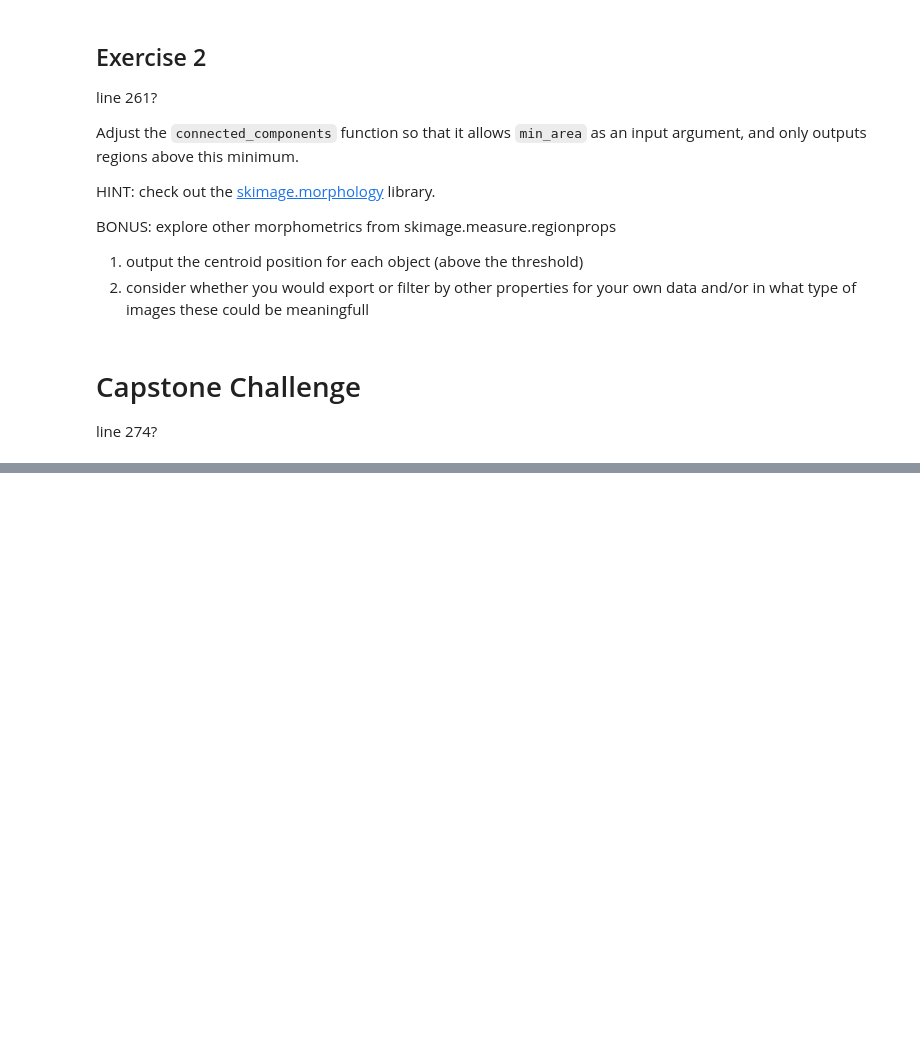
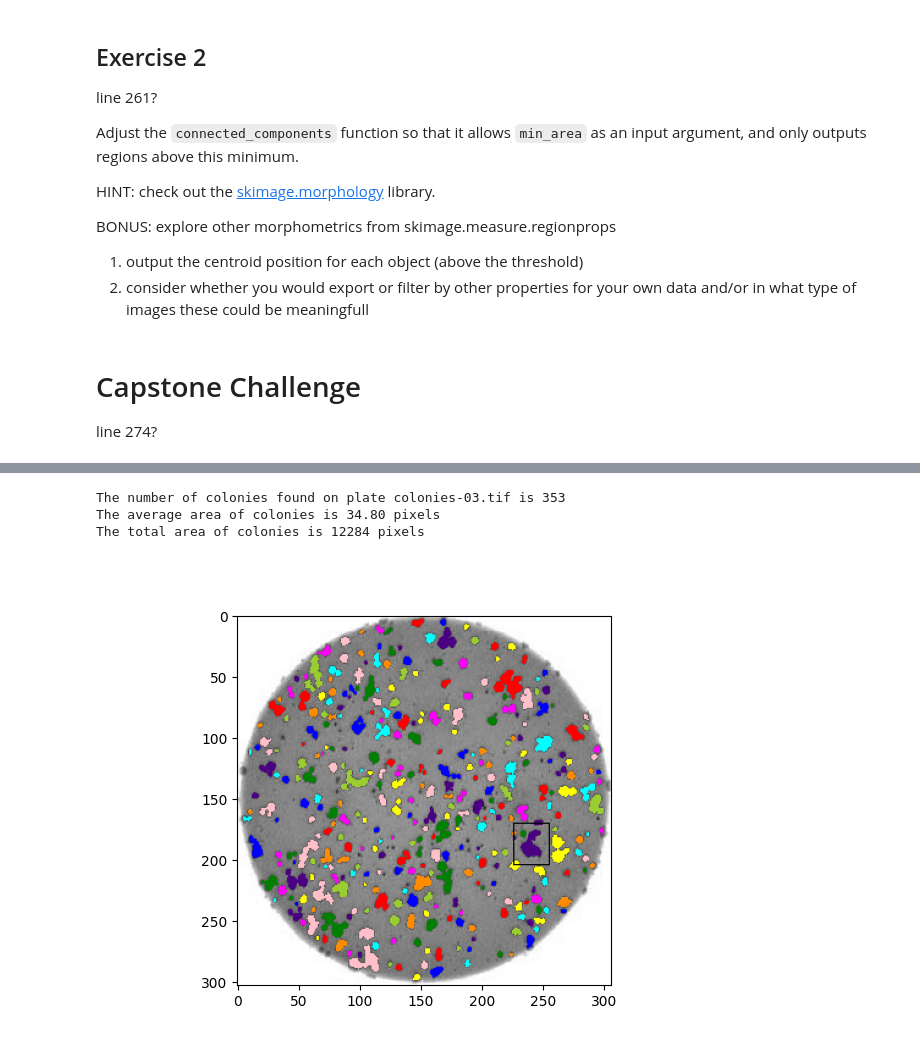
Before and after one commit to esciencecenter-digital-skills/image-processing, a Jupyter notebook: final_episodes/Dani_CCA.ipynb, the cells around one changed output, grey strips where cells are left out. Cells and saved outputs as stored; diff of their text form; code cells hidden in the pictures; blank space fills up the shorter version.

```diff
--- a/final_episodes/Dani_CCA.ipynb
+++ b/final_episodes/Dani_CCA.ipynb
@@ -150,8 +166,16 @@ def output_overlay(
     ry, cx = draw.rectangle_perimeter(start=(bbox[0]-5,bbox[1]-5), end=(bbox[2]+5, bbox[3]+5))
     overlay_image[ry, cx] = 0
 
+    outfile = './' + os.path.basename(filename)[:-4] + '_overlay.png'
+    plt.savefig(format='png', fname=outfile)
+
     show(overlay_image)
 # %%
-file = './data/colonies-03.tif'
+file = '../data/colonies-03.tif'
 
 output_overlay(file, 0.3, 0.3, neighborhood=1, min_area = 5)
+# %% [output]
+The number of colonies found on plate colonies-03.tif is 353
+The average area of colonies is 34.80 pixels
+The total area of colonies is 12284 pixels
+[figure, added]
```
Also changed, not shown: parts of 9 cells of this notebook.
